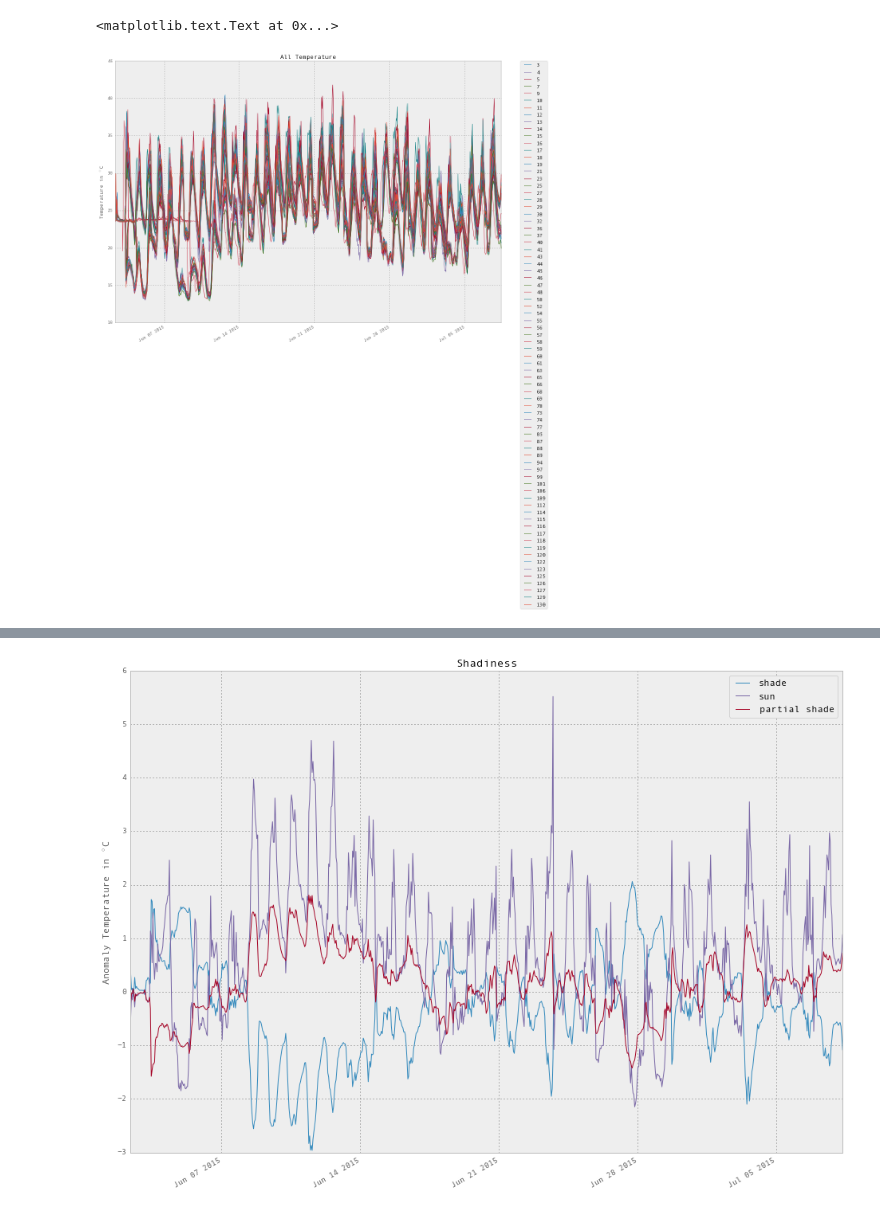
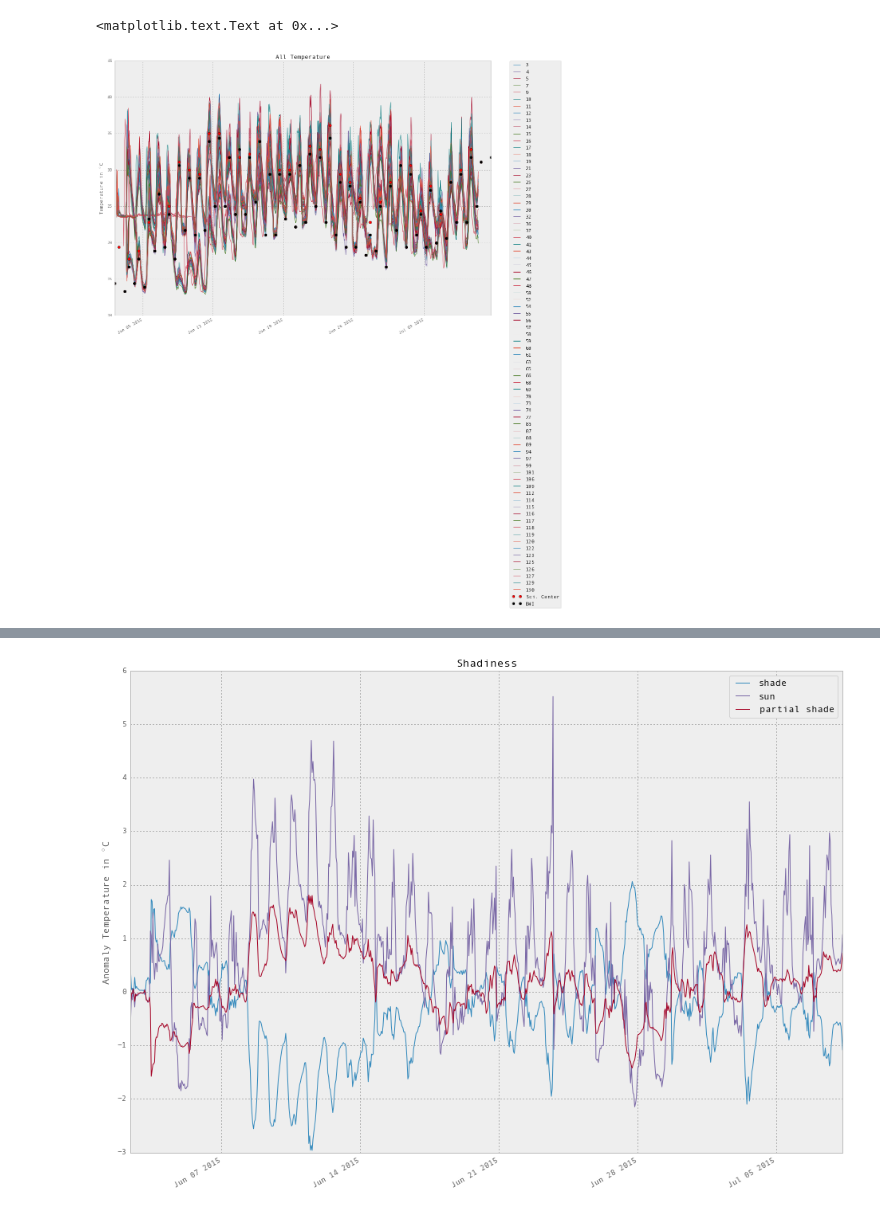
Before and after one commit to gottscott/cityheat, a Jupyter notebook: Bmore/ibuttonimport.ipynb, the cells around one changed output, grey strips where cells are left out. Cells and saved outputs as stored; diff of their text form; code cells hidden in the pictures.

Commit message:
added observation data to plots

```diff
--- a/Bmore/ibuttonimport.ipynb
+++ b/Bmore/ibuttonimport.ipynb
@@ -11,3 +11,28 @@ from mpl_toolkits.basemap import Basemap
 pylab.rcParams['figure.figsize'] = 12, 8
 pd.options.display.mpl_style = 'default'
 %matplotlib inline
+# %%
+# Import any observation data
+date_spec = {'Date': [ 2]}
+observations = pd.read_csv('sciencecenterobservations.csv', sep = ',', parse_dates = date_spec, keep_date_col=True, index_col=0)
+observations.TMAX = observations.TMAX/10.
+observations.index = observations.index + pd.DateOffset(hours = 15)
+
+observations2 = pd.read_csv(observedFilename, sep = ',', parse_dates = date_spec, keep_date_col=True, index_col=0)
+observations2.index = observations2.index + pd.DateOffset(hours = 5)
+observations2.TMIN = observations2.TMIN/10.
+
+urban = observations.TMAX.combine_first(observations2.TMIN)
+
+observations = pd.read_csv('bwiobservations.csv', sep = ',', parse_dates = date_spec, keep_date_col=True, index_col=0)
+observations.TMAX = observations.TMAX/10.
+observations.index = observations.index + pd.DateOffset(hours = 15)
+
+observations2 = pd.read_csv(observedFilename, sep = ',', parse_dates = date_spec, keep_date_col=True, index_col=0)
+observations2.index = observations2.index + pd.DateOffset(hours = 5)
+observations2.TMIN = observations2.TMIN/10.
+
+rural = observations.TMAX.combine_first(observations2.TMIN)
+observations = pd.DataFrame(data = [urban, rural], index = ['urban', 'rural']).T
+#observations.rename(columns = ('u', 'r'))
+observations.rural
@@ -60,10 +104,15 @@ meta = meta.loc[np.intersect1d(tempDF.columns.values, meta.sensornumber.values)]
 # %%
 %matplotlib inline
 pylab.rcParams['figure.figsize'] = 16, 12
 tempDF.plot()
+plt.hold(True)
+
+observations.urban.plot(style = 'or', label = 'Sci. Center')
+observations.rural.plot(style = 'ok', label = 'BWI')
+
 plt.legend(bbox_to_anchor=(1.05, 1), loc=2, borderaxespad=0.)
 plt.title('All Temperature')
 plt.ylabel('Temperature in $^\circ $C')
 # %% [output]
 <matplotlib.text.Text at 0x...>
-[figure, old version]
+[figure, new version]
```
Also changed, not shown: parts of 4 cells of this notebook.
